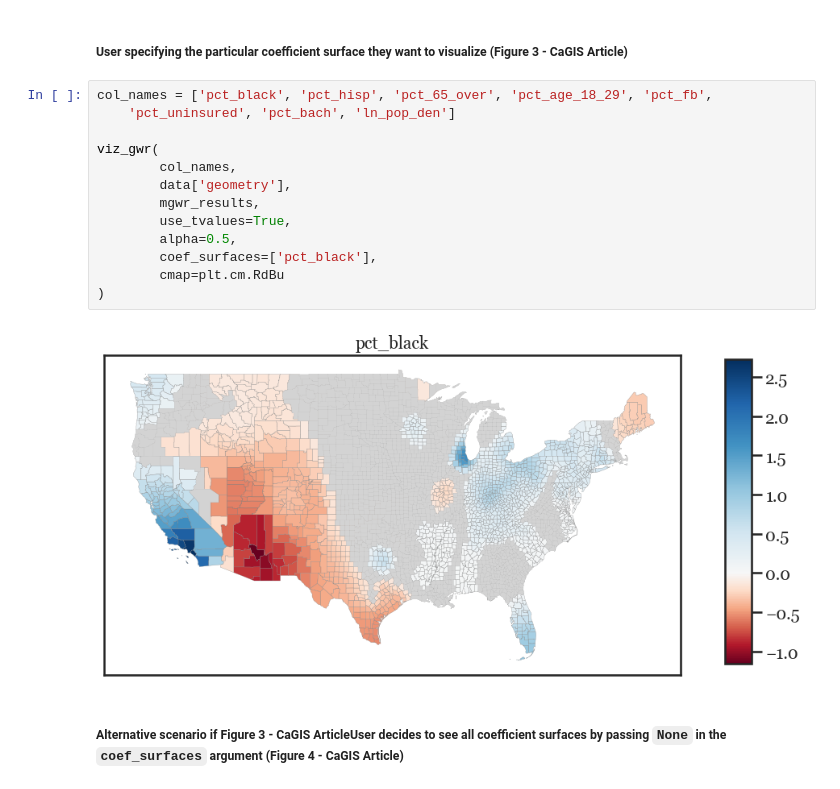
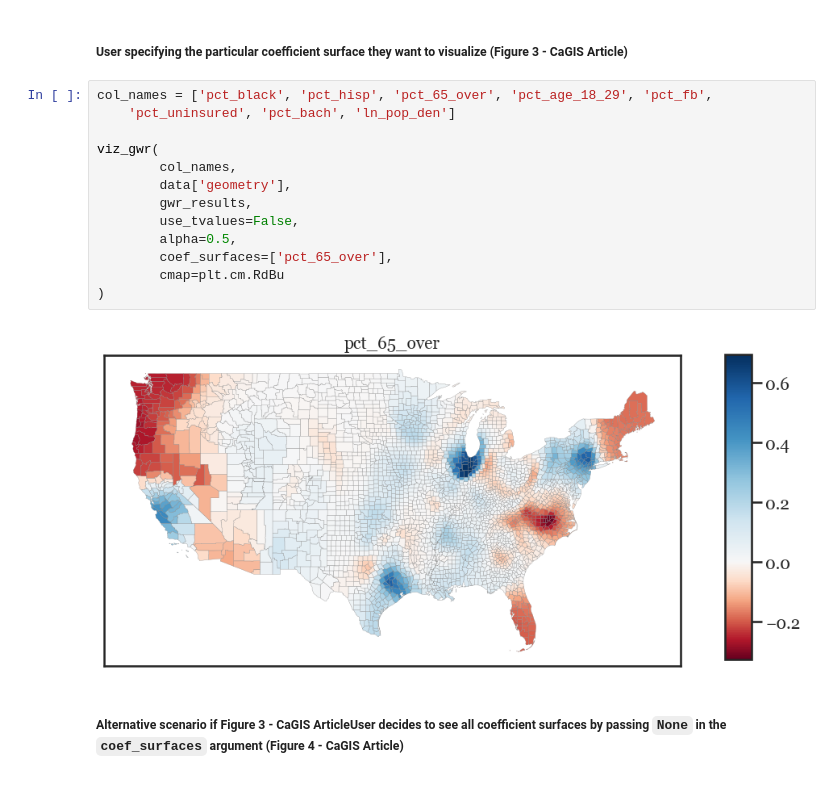
Before and after one commit to marquisvictor/svc-viz, a Jupyter notebook: examples/svc-viz-tutorial-documentation.ipynb, the cells around one changed output. Drawn from its saved outputs; the diff is of its cells as text.

```diff
--- a/examples/svc-viz-tutorial-documentation.ipynb
+++ b/examples/svc-viz-tutorial-documentation.ipynb
@@ -368,18 +350,18 @@ tool takes as input a GWR/MGWR model object and generates coefficient surfaces i
 # %%
 col_names = ['pct_black', 'pct_hisp', 'pct_65_over', 'pct_age_18_29', 'pct_fb',
     'pct_uninsured', 'pct_bach', 'ln_pop_den']
 
 viz_gwr(
         col_names,
         data['geometry'],
-        mgwr_results,
-        use_tvalues=True,
+        gwr_results,
+        use_tvalues=False,
         alpha=0.5,
-        coef_surfaces=['pct_black'],
+        coef_surfaces=['pct_65_over'],
         cmap=plt.cm.RdBu
 )
 # %% [output]
-[figure, old version]
+[figure, new version]
 # %% [markdown]
 ##### Alternative scenario if Figure 3 - CaGIS ArticleUser decides to see all coefficient surfaces by passing `None` in the `coef_surfaces` argument (Figure 4 - CaGIS Article)
 # %%
```
Also changed, not shown: parts of 4 cells of this notebook, 4 other files.
